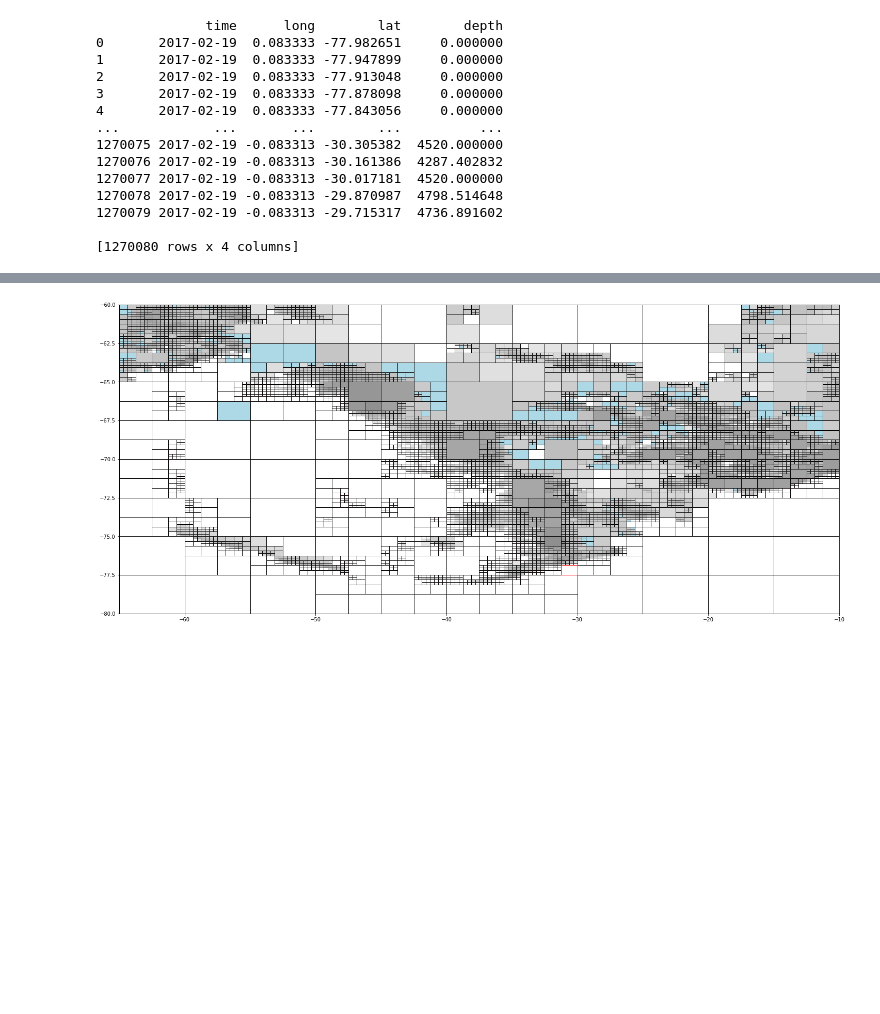
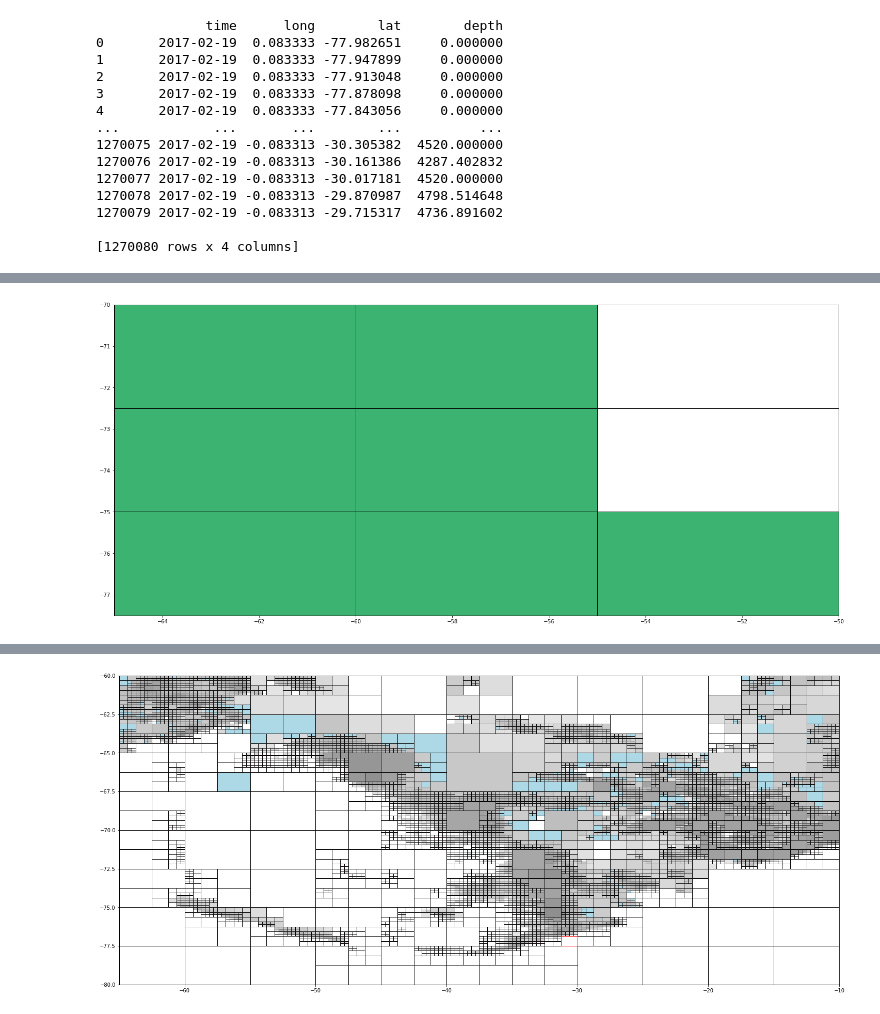
Before and after one commit to antarctica/PolarRoute, a Jupyter notebook: Modis_Testing.ipynb, the cells around one changed output, grey strips where cells are left out. Cells and saved outputs as stored; diff of their text form; code cells hidden in the pictures; blank space fills up the shorter version.

Commit message:
Additional Modis plots

```diff
--- a/Modis_Testing.ipynb
+++ b/Modis_Testing.ipynb
@@ -124,0 +125,22 @@ modis_grid.plot()
+# %%
+latMin = -77.5
+latMax = -70
+longMin = -65
+longMax = -50
+
+cellWidth = 5
+cellHeight = 2.5
+
+modis_grid = CellGrid(longMin, longMax, latMin, latMax, cellWidth, cellHeight)
+modis_grid.addIcePoints(modis_ips)
+modis_grid.addCurrentPoints(currentPoints)
+modis_grid.addDataPoints(bsose)
+# %%
+splittingPercentage = 0.35 # thershold
+splitMinProp = 0.3 # lowerbound
+splitMaxProp = 1.0 # upperbound
+
+#modis_grid.iterativeSplit(4, splittingPercentage, splitMinProp, splitMaxProp)
+modis_grid.plot()
+# %% [output]
+[figure, added]
```
Also changed, not shown: parts of 6 cells of this notebook.
